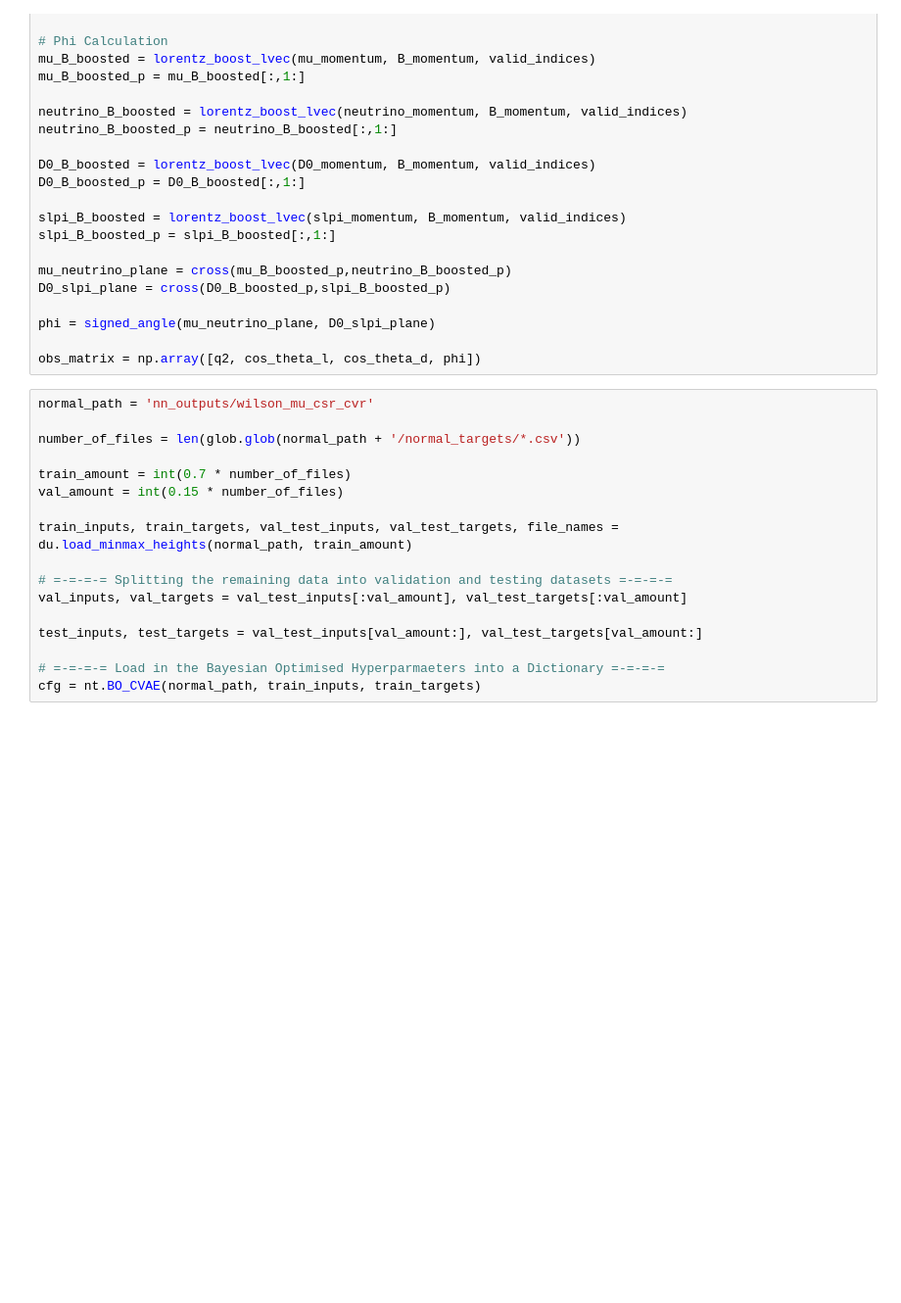
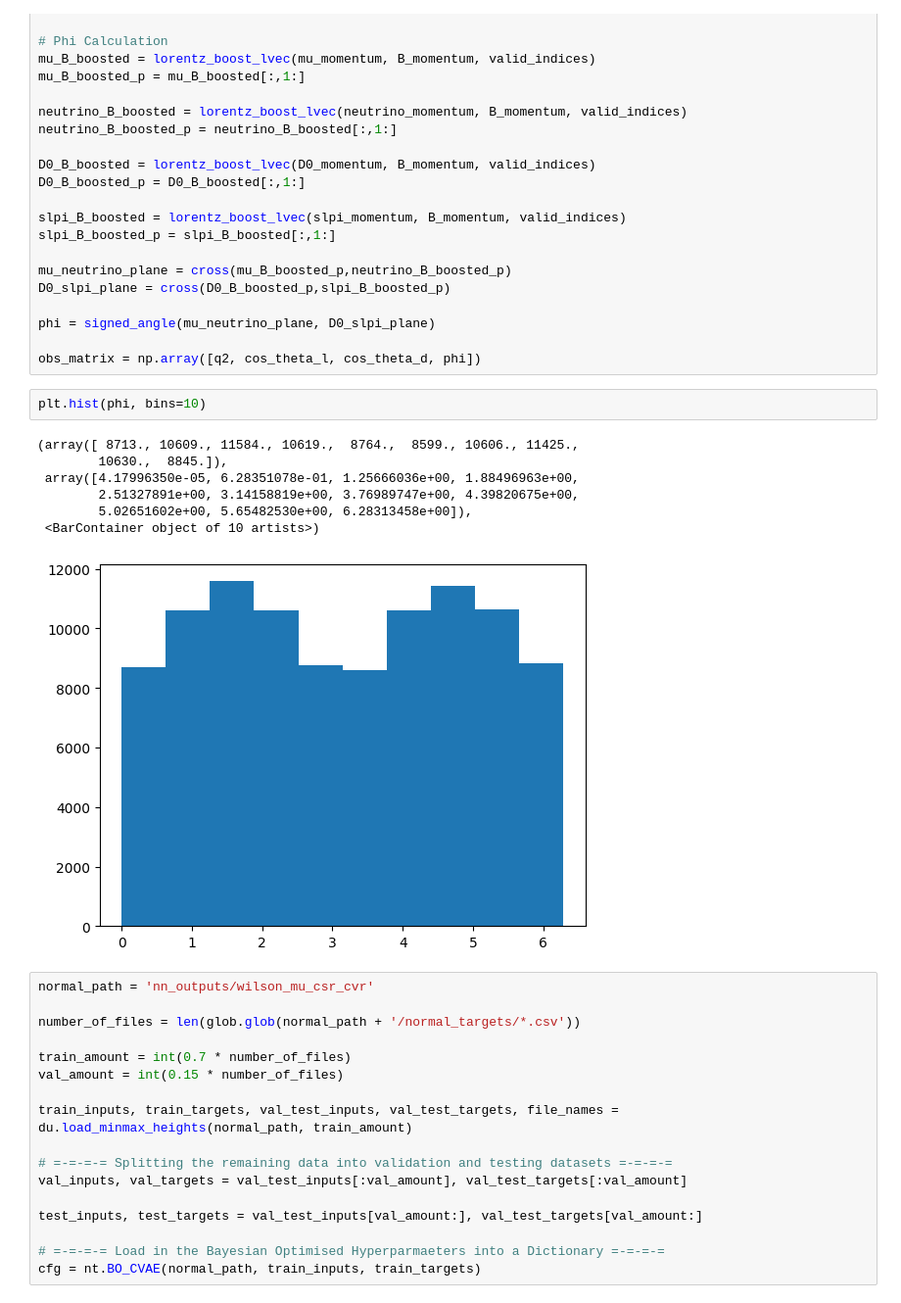
Before and after one commit to muk03/DeepLEAF-B, a Jupyter notebook: notebooks/no_selection.ipynb, the cells around one changed output. Shown at 98% size. Saved outputs shown, nothing was run; the diff lists cells and outputs as text; blank space fills up the shorter version.

```diff
--- a/notebooks/no_selection.ipynb
+++ b/notebooks/no_selection.ipynb
@@ -176,6 +176,16 @@ D0_slpi_plane = cross(D0_B_boosted_p,slpi_B_boosted_p)
 phi = signed_angle(mu_neutrino_plane, D0_slpi_plane)
 
 obs_matrix = np.array([q2, cos_theta_l, cos_theta_d, phi])
+# %%
+plt.hist(phi, bins=10)
+# %% [output]
+(array([ 8713., 10609., 11584., 10619.,  8764.,  8599., 10606., 11425.,
+        10630.,  8845.]),
+ array([4.17996350e-05, 6.28351078e-01, 1.25666036e+00, 1.88496963e+00,
+        2.51327891e+00, 3.14158819e+00, 3.76989747e+00, 4.39820675e+00,
+        5.02651602e+00, 5.65482530e+00, 6.28313458e+00]),
+ <BarContainer object of 10 artists>)
+[figure, added]
 # %%
 normal_path = 'nn_outputs/wilson_mu_csr_cvr'
 
```
Also changed, not shown: parts of 2 cells of this notebook, 1 other file.
